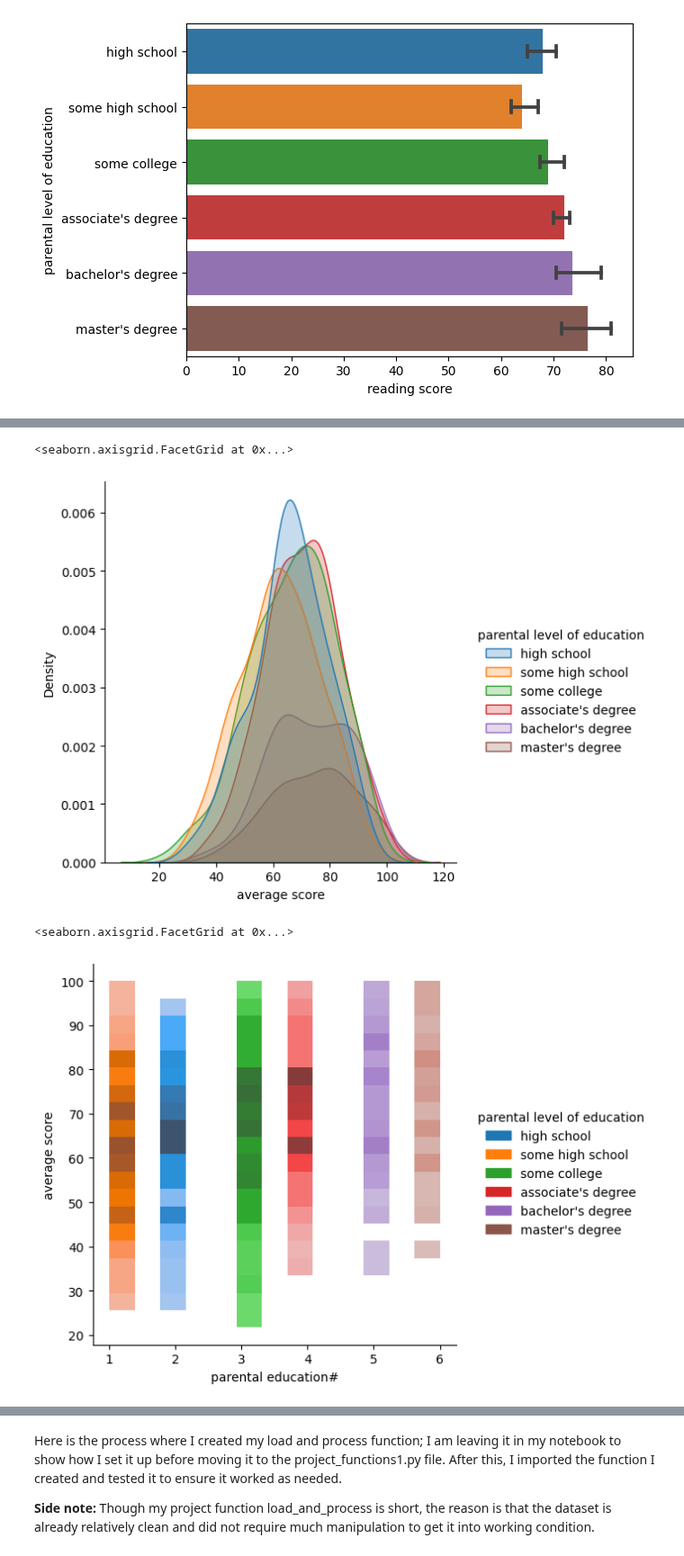
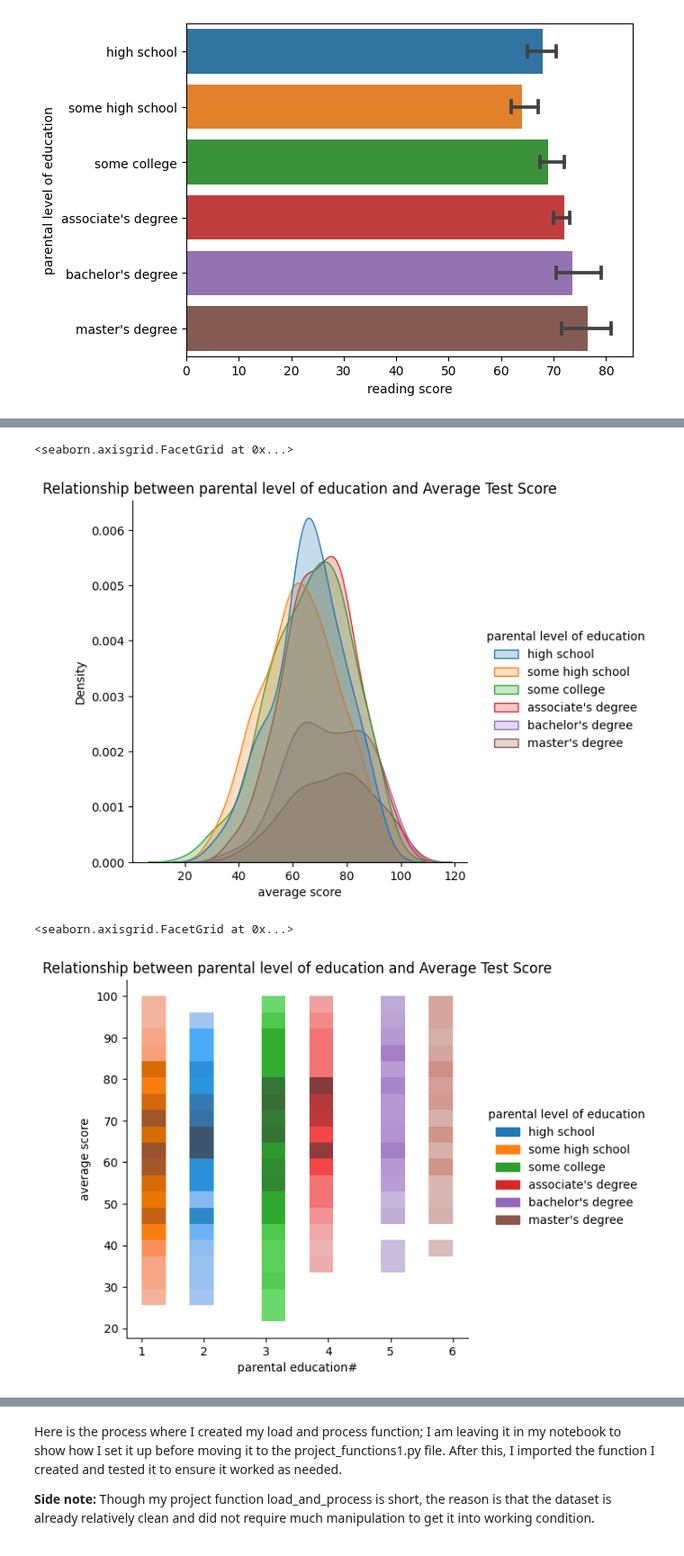
Before and after one commit to ubco-W2022T1-cosc301/project-group01, a Jupyter notebook: notebooks/analysis1.ipynb, the cells around one changed output, grey strips where cells are left out. Shown at 90% size. Saved outputs shown, nothing was run; the diff lists cells and outputs as text; code cells hidden in the pictures.

```diff
--- a/notebooks/analysis1.ipynb
+++ b/notebooks/analysis1.ipynb
@@ -134,11 +143,11 @@ barplotAverage = sns.barplot(y="parental level of education", x="average score",
 # %%
-sns.displot(df, x="average score", hue="parental level of education", kind="kde", fill=True)
+sns.displot(df, x="average score", hue="parental level of education", kind="kde", fill=True).set(title="Relationship between parental level of education and Average Test Score")
 # %% [output]
 <seaborn.axisgrid.FacetGrid at 0x...>
-[figure, old version]
+[figure, new version]
 # %%
-sns.displot(df, x='parental education#', y="average score", hue="parental level of education")
+sns.displot(df, x='parental education#', y="average score", hue="parental level of education").set(title="Relationship between parental level of education and Average Test Score")
 # %% [output]
 <seaborn.axisgrid.FacetGrid at 0x...>
-[figure, old version]
+[figure, new version]
 # %% [markdown]
```
Also changed, not shown: parts of 14 cells of this notebook.
